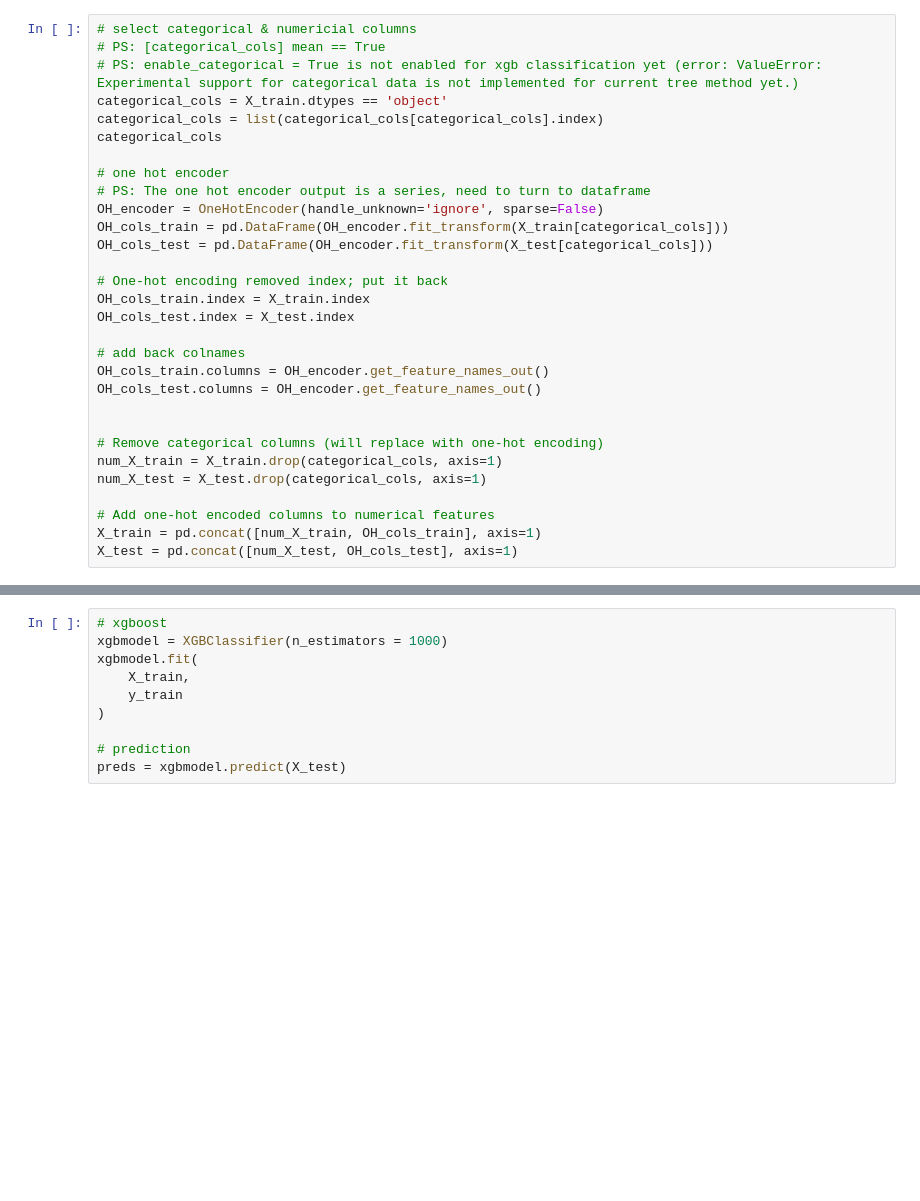
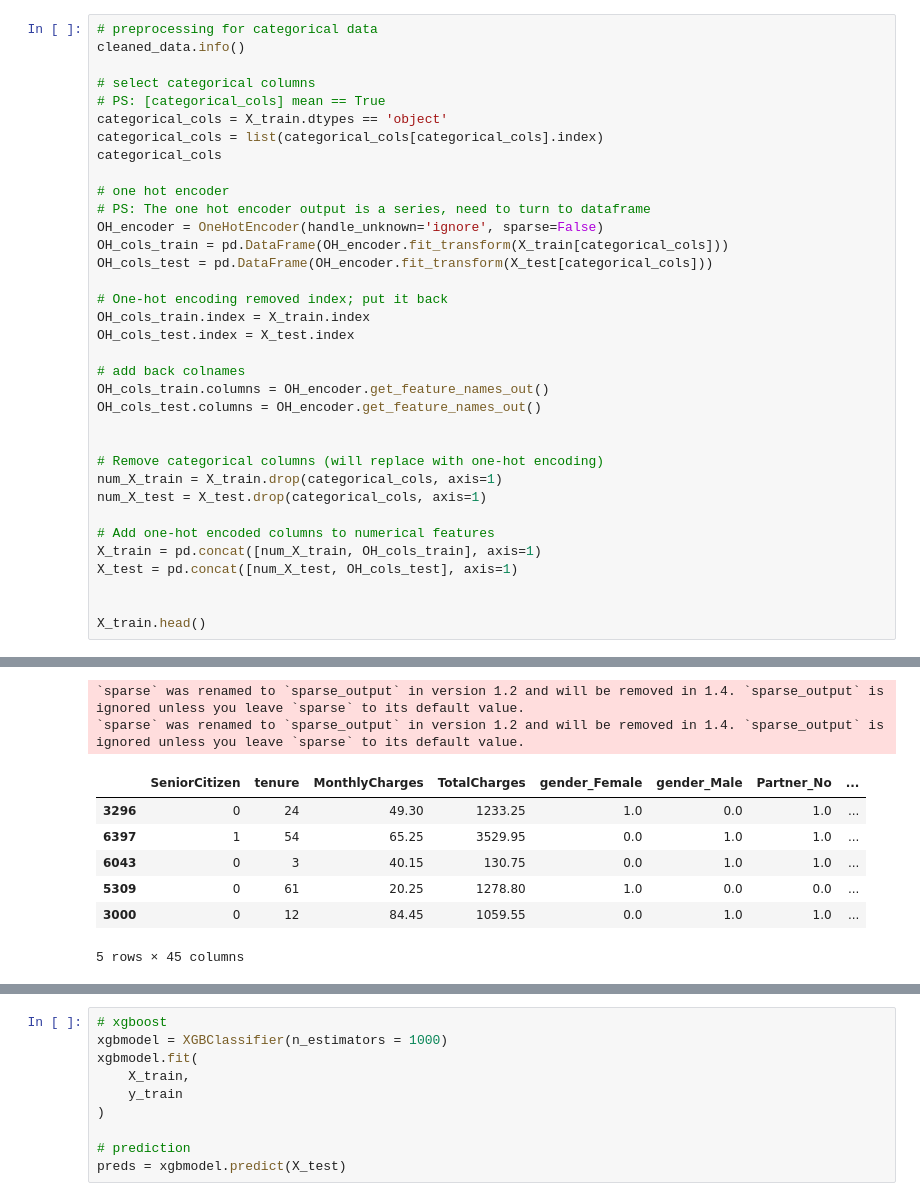
Before and after one commit to Lavinialau/Telecom-churn, a Jupyter notebook: 01_code/3_XGB.ipynb, the cells around one changed output, grey strips where cells are left out. Saved outputs shown, nothing was run; the diff lists cells and outputs as text; blank space fills up the shorter version.

```diff
--- a/01_code/3_XGB.ipynb
+++ b/01_code/3_XGB.ipynb
@@ -72,7 +72,9 @@ memory usage: 1.0+ MB
 # %%
-# select categorical & numericial columns
+# preprocessing for categorical data
+cleaned_data.info()
+
+# select categorical columns
 # PS: [categorical_cols] mean == True
-# PS: enable_categorical = True is not enabled for xgb classification yet (error: ValueError: Experimental support for categorical data is not implemented for current tree method yet.)
 categorical_cols = X_train.dtypes == 'object'
 categorical_cols = list(categorical_cols[categorical_cols].index)
 categorical_cols
@@ -99,4 +101,7 @@ num_X_test = X_test.drop(categorical_cols, axis=1)
 # Add one-hot encoded columns to numerical features
 X_train = pd.concat([num_X_train, OH_cols_train], axis=1)
 X_test = pd.concat([num_X_test, OH_cols_test], axis=1)
+
+
+X_train.head()
 # %% [output]
@@ -105,3 +125,12 @@ X_test = pd.concat([num_X_test, OH_cols_test], axis=1)
+`sparse` was renamed to `sparse_output` in version 1.2 and will be removed in 1.4. `sparse_output` is ignored unless you leave `sparse` to its default value.
+`sparse` was renamed to `sparse_output` in version 1.2 and will be removed in 1.4. `sparse_output` is ignored unless you leave `sparse` to its default value.
+|  | SeniorCitizen | tenure | MonthlyCharges | TotalCharges | gender_Female | gender_Male | Partner_No | ... |
+| 3296 | 0 | 24 | 49.30 | 1233.25 | 1.0 | 0.0 | 1.0 | ... |
+| 6397 | 1 | 54 | 65.25 | 3529.95 | 0.0 | 1.0 | 1.0 | ... |
+| 6043 | 0 | 3 | 40.15 | 130.75 | 0.0 | 1.0 | 1.0 | ... |
+| 5309 | 0 | 61 | 20.25 | 1278.80 | 1.0 | 0.0 | 0.0 | ... |
+| 3000 | 0 | 12 | 84.45 | 1059.55 | 0.0 | 1.0 | 1.0 | ... |
+5 rows × 45 columns
 # %%
 # preprocessing for numerical data
 # select numericial columns
```
Also changed, not shown: parts of 10 cells of this notebook.
